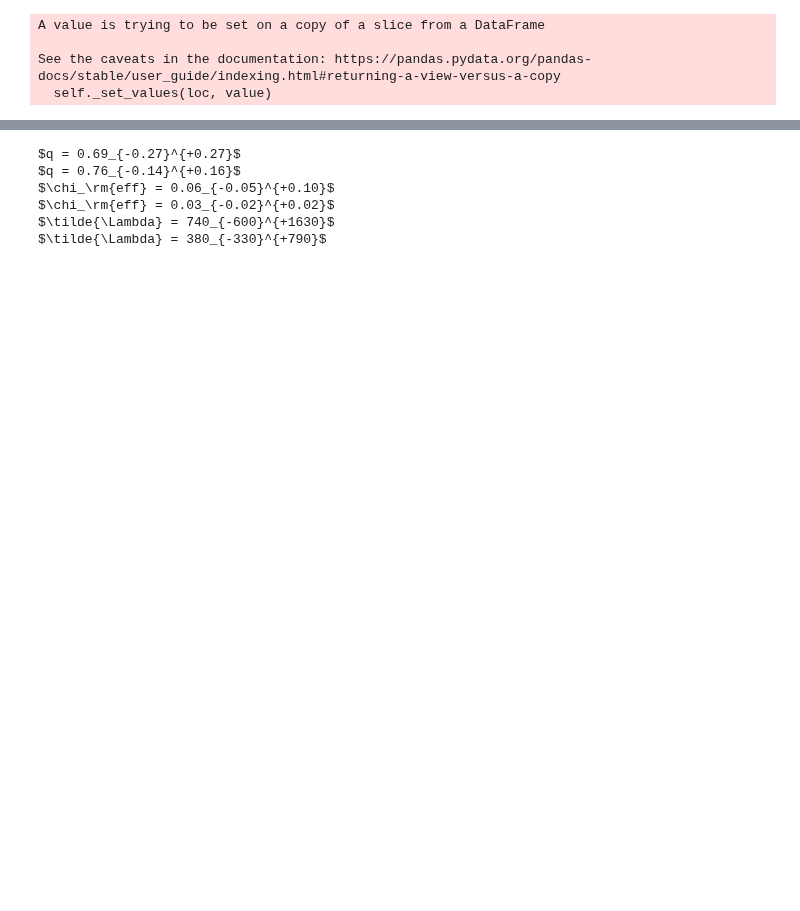
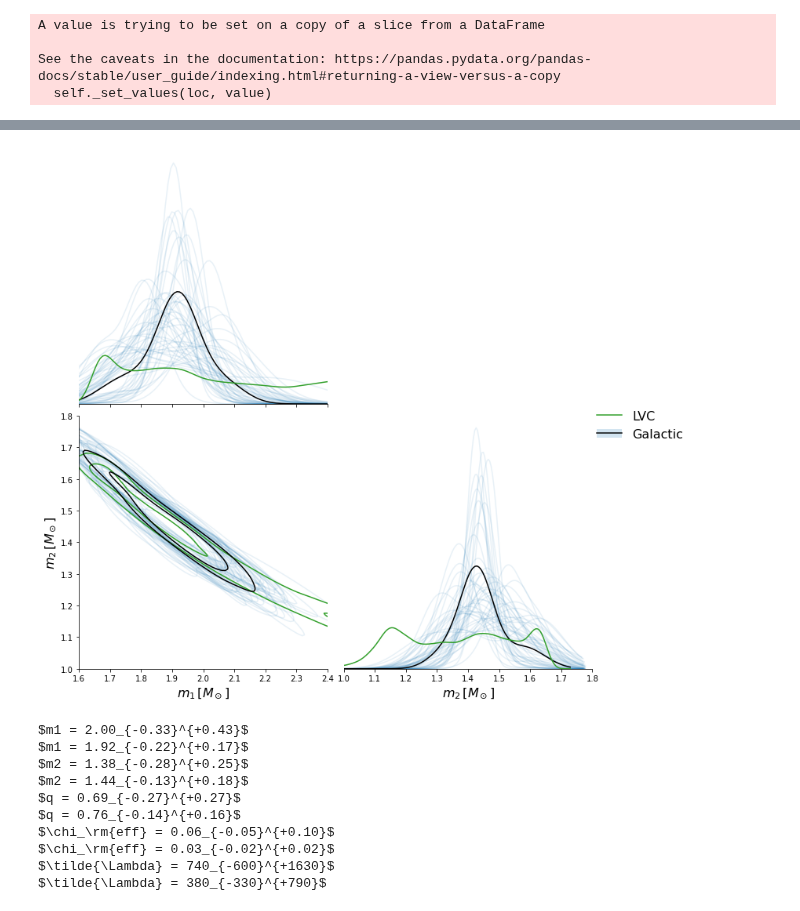
Before and after one commit to daniellmarc/reweighted-dns, a Jupyter notebook: GW190425_GalacticNS.ipynb, the cells around one changed output, grey strips where cells are left out. Cells and saved outputs as stored; diff of their text form; code cells hidden in the pictures; blank space fills up the shorter version.

```diff
--- a/GW190425_GalacticNS.ipynb
+++ b/GW190425_GalacticNS.ipynb
@@ -233,3 +233,9 @@ fancy_corner(marg_df,["q","chi_eff",'lambdatilde'])
+# %%
+# make a corner plot of the component masses
+
+fancy_corner(marg_df,["m1","m2"],height=5.)
+# %% [output]
+[figure, added]
 # %%
 # calculate medians and 90% credible intervals
 
@@ -268,6 +274,12 @@ def print_med_90cl(var,data,bounds,wts=None,stp=0.01):
 
   return print('${0} = {1:.{prec}f}_{{-{2:.{prec}f}}}^{{+{3:.{prec}f}}}$'.format(var,kde_quantile(data,0.5,bounds,wts,stp),np.around(kde_quantile(data,0.5,bounds,wts,stp)-kde_quantile(data,0.05,bounds,wts,stp),num_dec),np.around(kde_quantile(data,0.95,bounds,wts,stp)-kde_quantile(data,0.5,bounds,wts,stp),num_dec), prec=num_dec))
 
+print_med_90cl('m1',marg_df[marg_df['prior']=='LVC']['m1'],(0.5,2.5))
+print_med_90cl('m1',marg_df[marg_df['prior']=='Galactic']['m1'],(0.5,2.5),wts=marg_df[marg_df['prior']=='Galactic']['massweight'])
+
+print_med_90cl('m2',marg_df[marg_df['prior']=='LVC']['m2'],(0.5,2.5))
+print_med_90cl('m2',marg_df[marg_df['prior']=='Galactic']['m2'],(0.5,2.5),wts=marg_df[marg_df['prior']=='Galactic']['massweight'])
+
 print_med_90cl('q',marg_df[marg_df['prior']=='LVC']['q'],(0.,1.))
 print_med_90cl('q',marg_df[marg_df['prior']=='Galactic']['q'],(0.,1.),wts=marg_df[marg_df['prior']=='Galactic']['massweight'])
 
@@ -277,6 +289,10 @@ print_med_90cl('\\chi_\\rm{eff}',marg_df[marg_df['prior']=='Galactic']['chi_eff'
 print_med_90cl('\\tilde{\\Lambda}',marg_df[marg_df['prior']=='LVC']['lambdatilde'],(0.,5000.),stp=10.)
 print_med_90cl('\\tilde{\\Lambda}',marg_df[marg_df['prior']=='Galactic']['lambdatilde'],(0.,5000.),wts=marg_df[marg_df['prior']=='Galactic']['massweight'],stp=10.)
 # %% [output]
+$m1 = 2.00_{-0.33}^{+0.43}$
+$m1 = 1.92_{-0.22}^{+0.17}$
+$m2 = 1.38_{-0.28}^{+0.25}$
+$m2 = 1.44_{-0.13}^{+0.18}$
 $q = 0.69_{-0.27}^{+0.27}$
 $q = 0.76_{-0.14}^{+0.16}$
 $\chi_\rm{eff} = 0.06_{-0.05}^{+0.10}$
```
Also changed, not shown: parts of 5 cells of this notebook.
